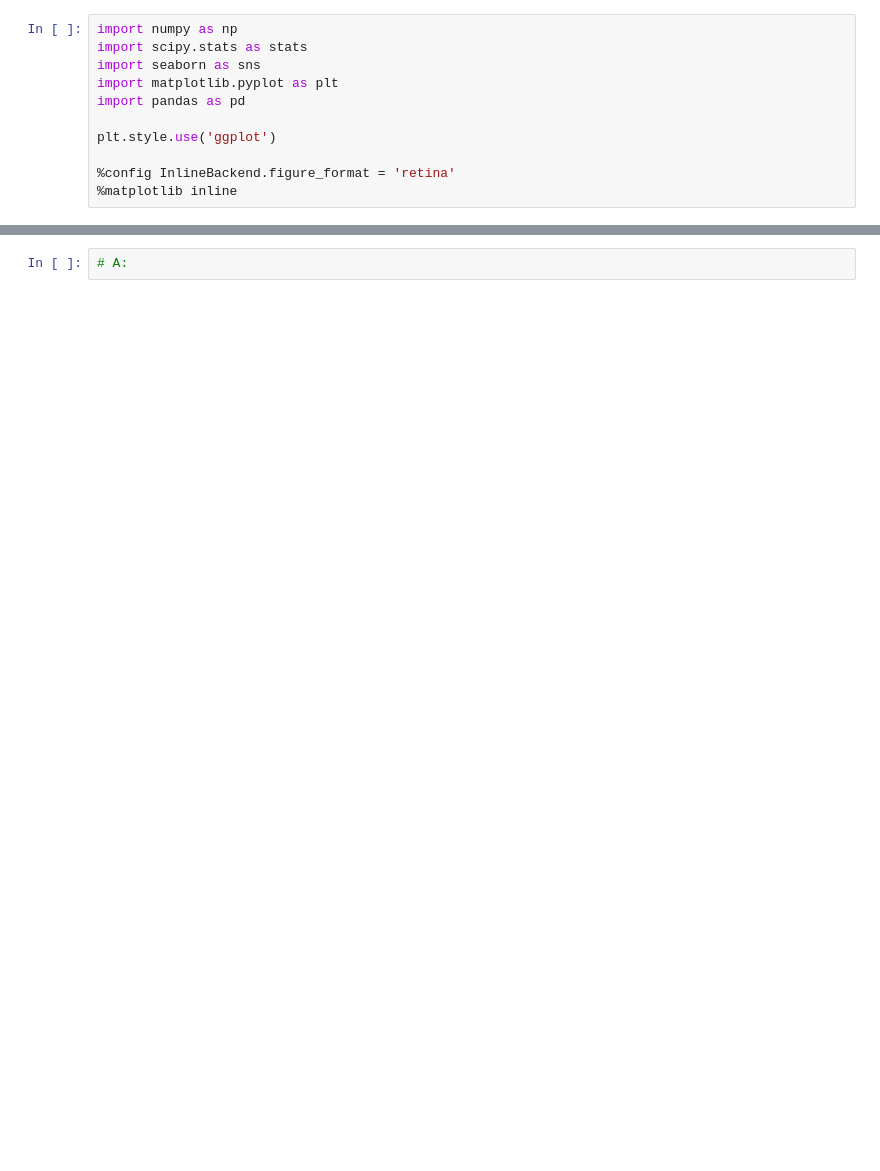
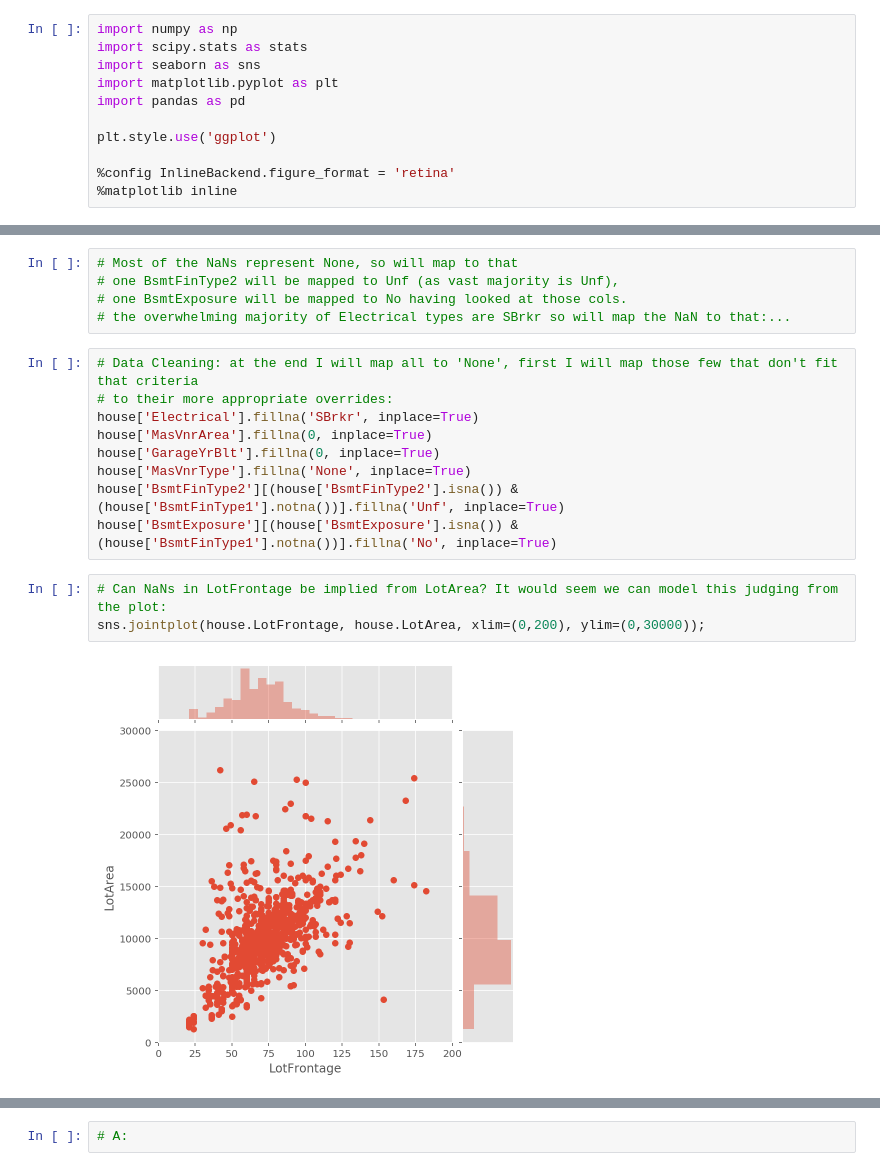
Before and after one commit to a3o1m2/DSI11-lessons, a Jupyter notebook: projects/project-3/project-03-starter.ipynb, the cells around one changed output, grey strips where cells are left out. Saved outputs shown, nothing was run; the diff lists cells and outputs as text; blank space fills up the shorter version.

```diff
--- a/projects/project-3/project-03-starter.ipynb
+++ b/projects/project-3/project-03-starter.ipynb
@@ -89,0 +126,19 @@ house = house[house['MSZoning'].isin(['RH','RL','RP','RM'])]
+# %%
+# Most of the NaNs represent None, so will map to that
+# one BsmtFinType2 will be mapped to Unf (as vast majority is Unf),
+# one BsmtExposure will be mapped to No having looked at those cols.
+# the overwhelming majority of Electrical types are SBrkr so will map the NaN to that:...
+# %%
+# Data Cleaning: at the end I will map all to 'None', first I will map those few that don't fit that criteria
+# to their more appropriate overrides:
+house['Electrical'].fillna('SBrkr', inplace=True)
+house['MasVnrArea'].fillna(0, inplace=True)
+house['GarageYrBlt'].fillna(0, inplace=True)
+house['MasVnrType'].fillna('None', inplace=True)
+house['BsmtFinType2'][(house['BsmtFinType2'].isna()) & (house['BsmtFinType1'].notna())].fillna('Unf', inplace=True)
+house['BsmtExposure'][(house['BsmtExposure'].isna()) & (house['BsmtFinType1'].notna())].fillna('No', inplace=True)
+# %%
+# Can NaNs in LotFrontage be implied from LotArea? It would seem we can model this judging from the plot:
+sns.jointplot(house.LotFrontage, house.LotArea, xlim=(0,200), ylim=(0,30000));
+# %% [output]
+[figure, added]
```
Also changed, not shown: parts of 51 cells of this notebook, 18 other files.
